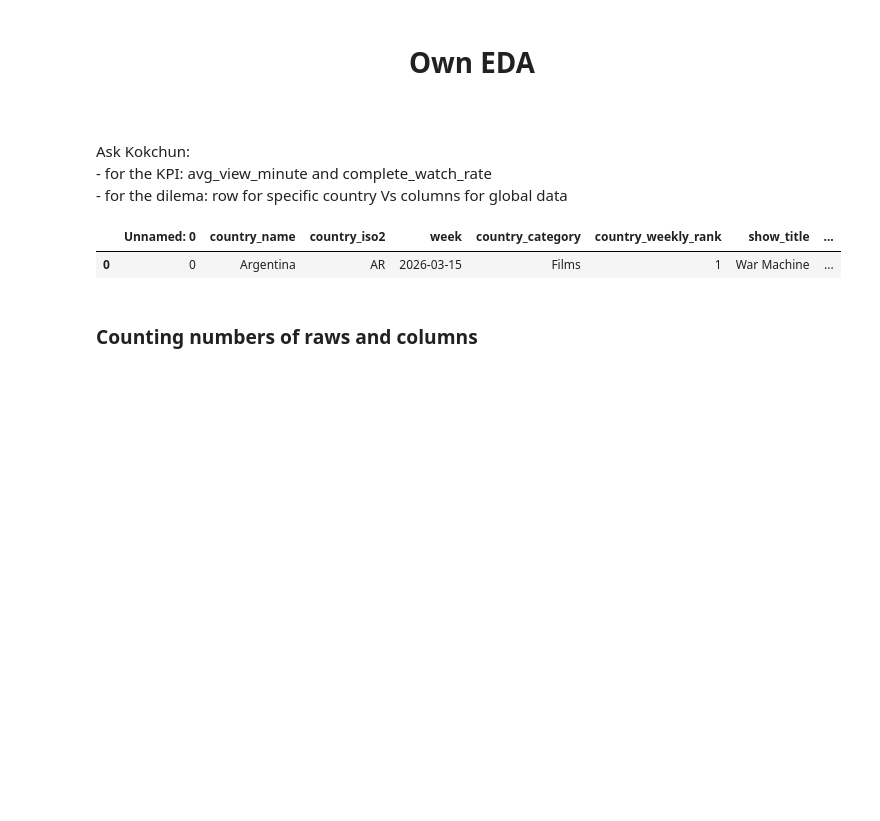
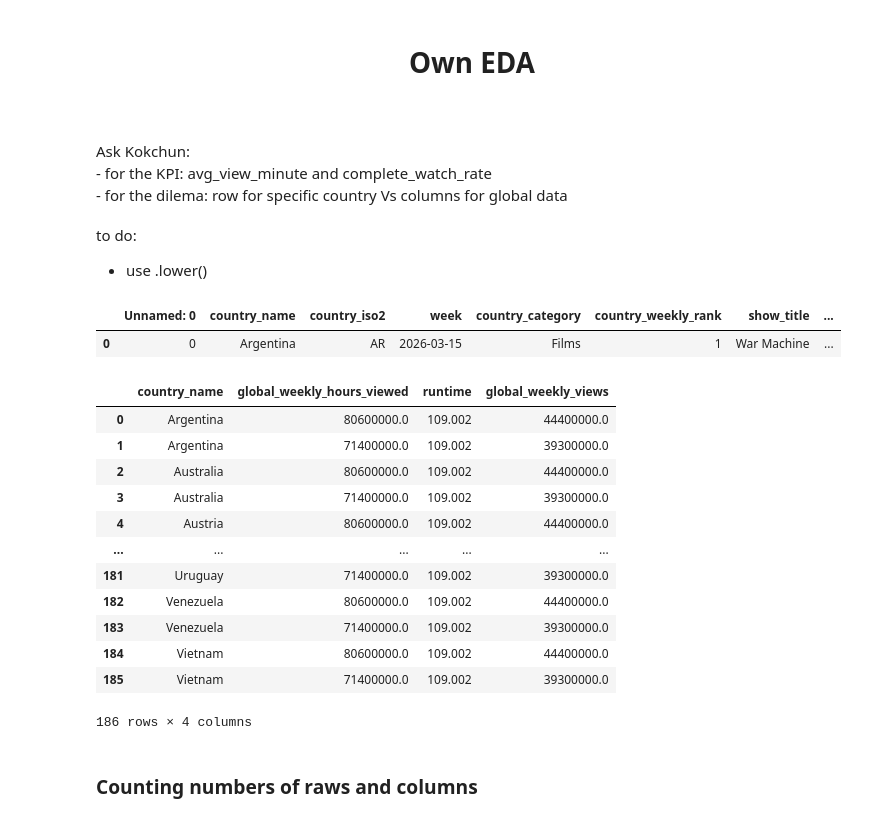
Before and after one commit to Akina-Aoki/Netflix_Analytics_DE_UX, a Jupyter notebook: eda/05_netflix_merged_eda_chris.ipynb, the cells around one changed output. Cells and saved outputs as stored; diff of their text form; code cells hidden in the pictures; blank space fills up the shorter version.

```diff
--- a/eda/05_netflix_merged_eda_chris.ipynb
+++ b/eda/05_netflix_merged_eda_chris.ipynb
@@ -5,6 +5,9 @@
 Ask Kokchun: <br>
 - for the KPI: avg_view_minute and complete_watch_rate <br>
 - for the dilema: row for specific country Vs columns for global data
+# %% [markdown]
+to do:
+- use .lower()
 # %%
 import duckdb
 import pandas as pd
@@ -14,6 +17,32 @@ df.head(1)
 # %% [output]
 |  | Unnamed: 0 | country_name | country_iso2 | week | country_category | country_weekly_rank | show_title | ... |
 | 0 | 0 | Argentina | AR | 2026-03-15 | Films | 1 | War Machine | ... |
+# %%
+duckdb.sql("""---sql
+SELECT
+    country_name,
+    global_weekly_hours_viewed,
+    runtime,
+    global_weekly_views
+FROM
+    df
+WHERE
+    show_title == 'War Machine'
+""").df()
+# %% [output]
+|  | country_name | global_weekly_hours_viewed | runtime | global_weekly_views |
+| 0 | Argentina | 80600000.0 | 109.002 | 44400000.0 |
+| 1 | Argentina | 71400000.0 | 109.002 | 39300000.0 |
+| 2 | Australia | 80600000.0 | 109.002 | 44400000.0 |
+| 3 | Australia | 71400000.0 | 109.002 | 39300000.0 |
+| 4 | Austria | 80600000.0 | 109.002 | 44400000.0 |
+| ... | ... | ... | ... | ... |
+| 181 | Uruguay | 71400000.0 | 109.002 | 39300000.0 |
+| 182 | Venezuela | 80600000.0 | 109.002 | 44400000.0 |
+| 183 | Venezuela | 71400000.0 | 109.002 | 39300000.0 |
+| 184 | Vietnam | 80600000.0 | 109.002 | 44400000.0 |
+| 185 | Vietnam | 71400000.0 | 109.002 | 39300000.0 |
+186 rows × 4 columns
 # %% [markdown]
 ### Counting numbers of raws and columns
 # %%
```
Also changed, not shown: parts of 26 cells of this notebook.
